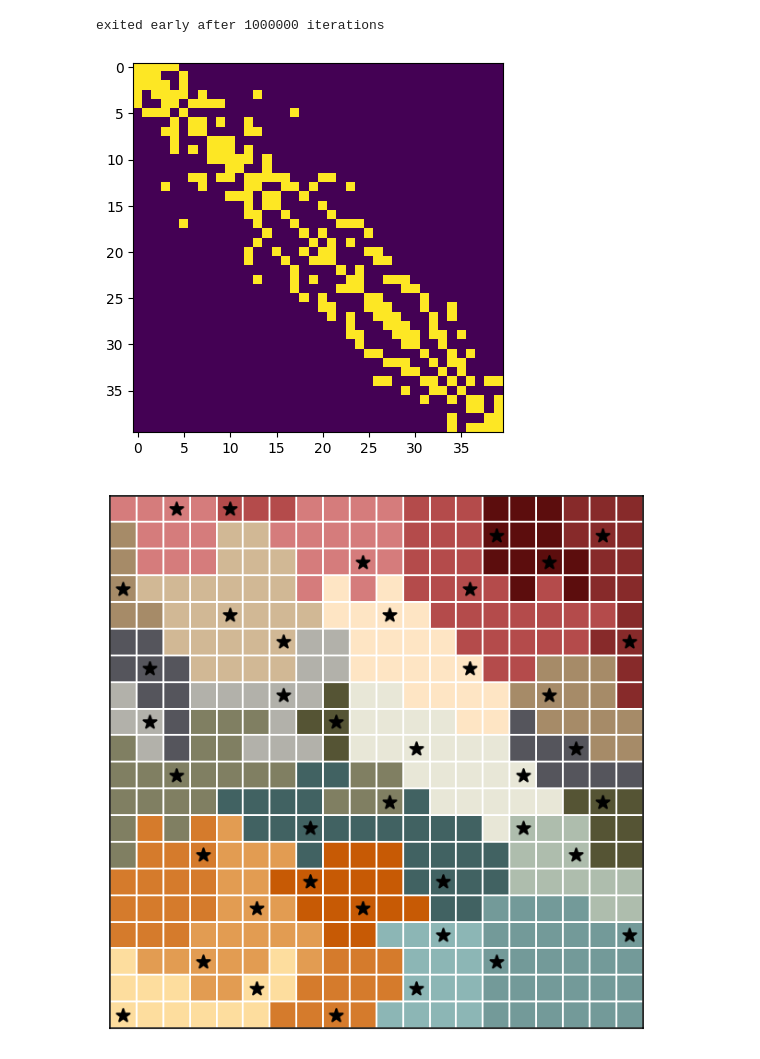
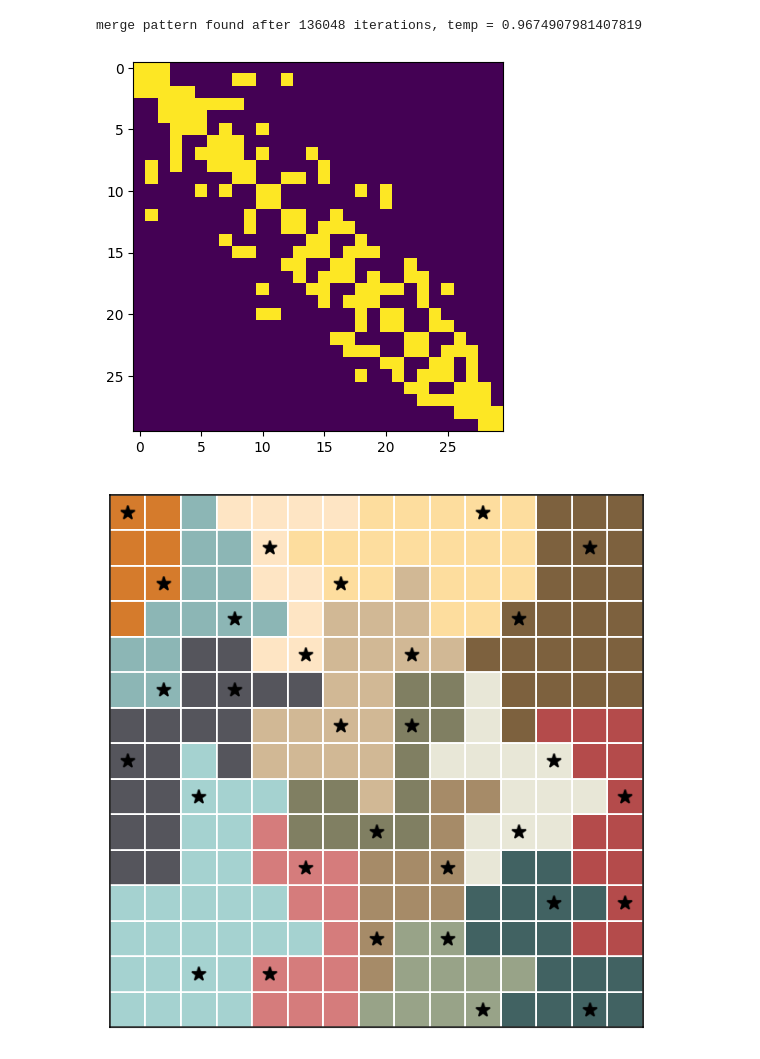
Before and after one commit to trevor-chan/n-trees, a Jupyter notebook: generator.ipynb, the cells around one changed output. Cells and saved outputs as stored; diff of their text form; code cells hidden in the pictures.

```diff
--- a/generator.ipynb
+++ b/generator.ipynb
@@ -396,20 +39,5 @@ def merge_forest(forest, adjacency_list, temp=0.25, maxiter=1000000):
-# %%
-custom_cmap = sns.cubehelix_palette(start=0, gamma=.8, dark=.25, light=.6, rot=-4, as_cmap=True)
-
-def plot_forest(forest, trees, solution = False, cmap='tab20b'):
-    x = np.linspace(0, forest.shape[0]-1, forest.shape[0])
-    y = np.linspace(0, forest.shape[1]-1, forest.shape[1])
-    fig, ax = plt.subplots(figsize=(5, 5), dpi=150)
-
-    ax.set_aspect('equal', 'box')
-    plt.tick_params(left = False, right = False , labelleft = False ,
-                    labelbottom = False, bottom = False)
-    ax.pcolormesh(x, y, forest, cmap=cmap, edgecolors='white', linewidths=150/1024/32)
-
-    if solution:
-        ax.scatter(np.argwhere(trees)[:,1], np.argwhere(trees)[:,0], color='k', marker='*', s=50, zorder=10)
 # %%
-trees = grow_tree_array(20, 2, maxiter = 1000000)
+trees = plant_trees(15, 2, maxiter = 1000000)
 
 plt.imshow(trees)
 # %% [output]
@@ -427,11 +55,11 @@ plt.colorbar()
 adjacency_list = calc_adjacency_list(singular_forest)
 adj_matrix = adj_list_to_matrix(adjacency_list)
 # %%
-merged = merge_forest(singular_forest, adjacency_list, temp=0.5, maxiter=1000000)
+merged = merge_forest(singular_forest, adjacency_list, temp=0.25, maxiter=200000)
 # %% [output]
-exited early after 1000000 iterations
+merge pattern found after 136048 iterations, temp = 0.9674907981407819
-[figure, old version]
+[figure, new version]
 # %%
-plot_forest(merged, trees, solution=True, cmap=desert_cmap)
+plot_forest(merged, trees, solution=True, cmap=desert_cmap())
 # %% [output]
-[figure, old version]
+[figure, new version]
```
Also changed, not shown: parts of 24 cells of this notebook, 2 other files.
